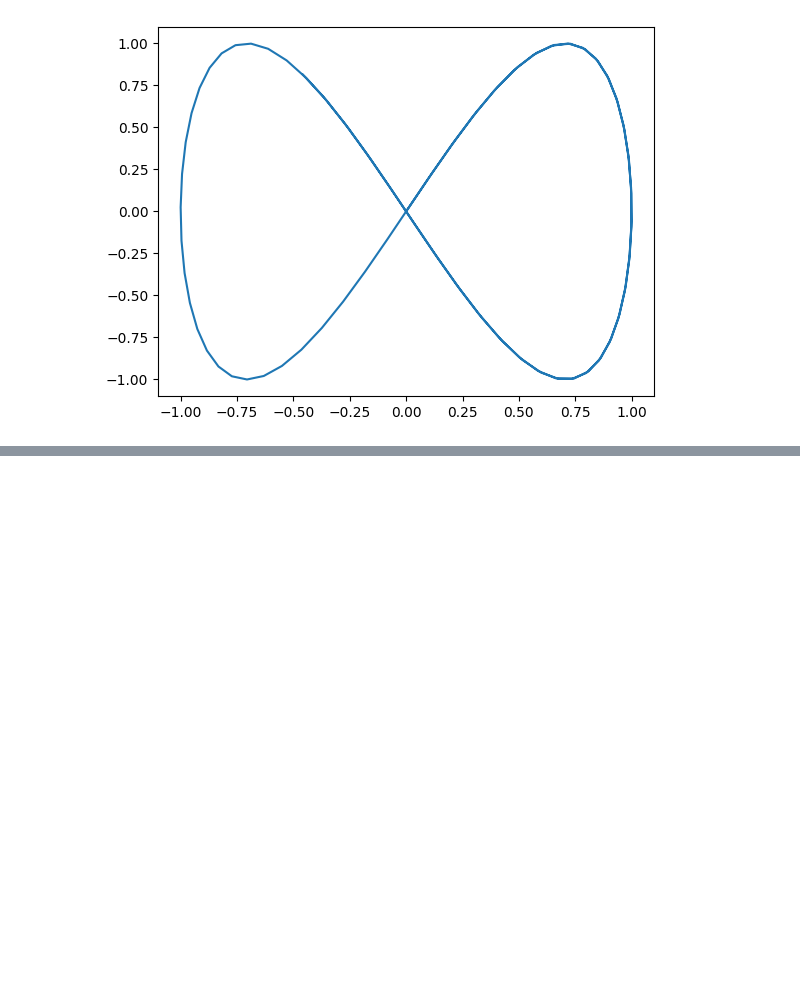
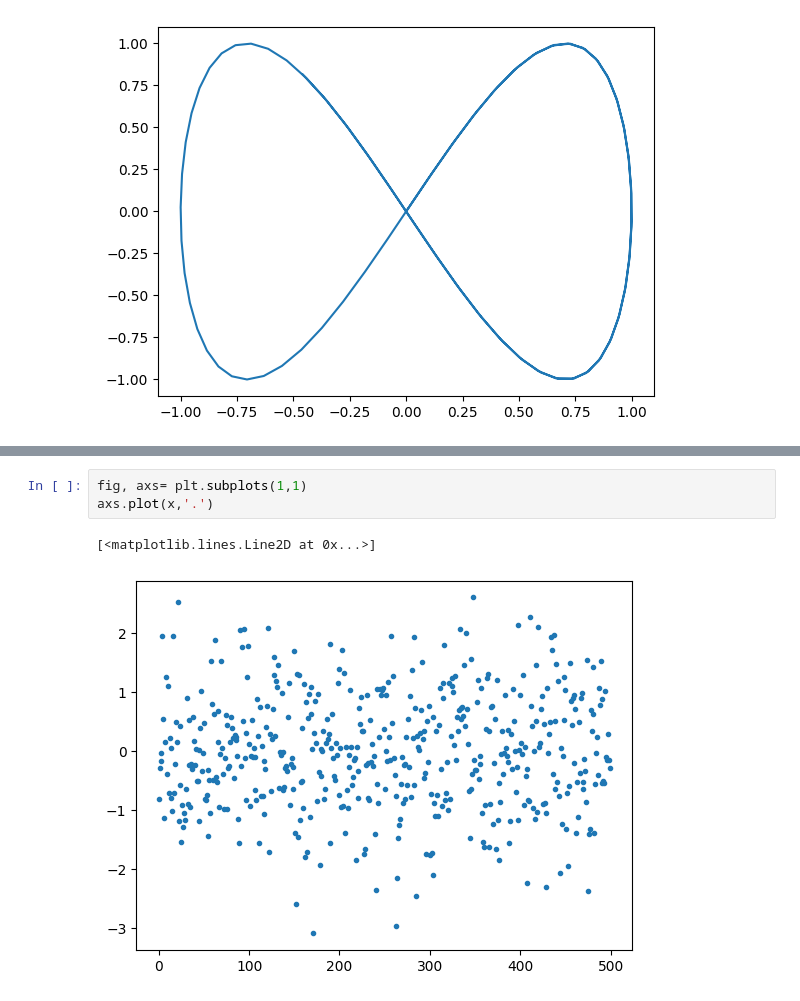
Before and after one commit to wbfrench1/Intro_to_Stats_w_Python, a Jupyter notebook: src/plots.ipynb, the cells around one changed output, grey strips where cells are left out. Drawn from its saved outputs; the diff is of its cells as text; blank space fills up the shorter version.

```diff
--- a/src/plots.ipynb
+++ b/src/plots.ipynb
@@ -21,0 +64,6 @@ ax.plot(x, y)
+# %%
+fig, axs= plt.subplots(1,1)
+axs.plot(x,'.')
+# %% [output]
+[<matplotlib.lines.Line2D at 0x...>]
+[figure, added]
```
Also changed, not shown: parts of 13 cells of this notebook.
